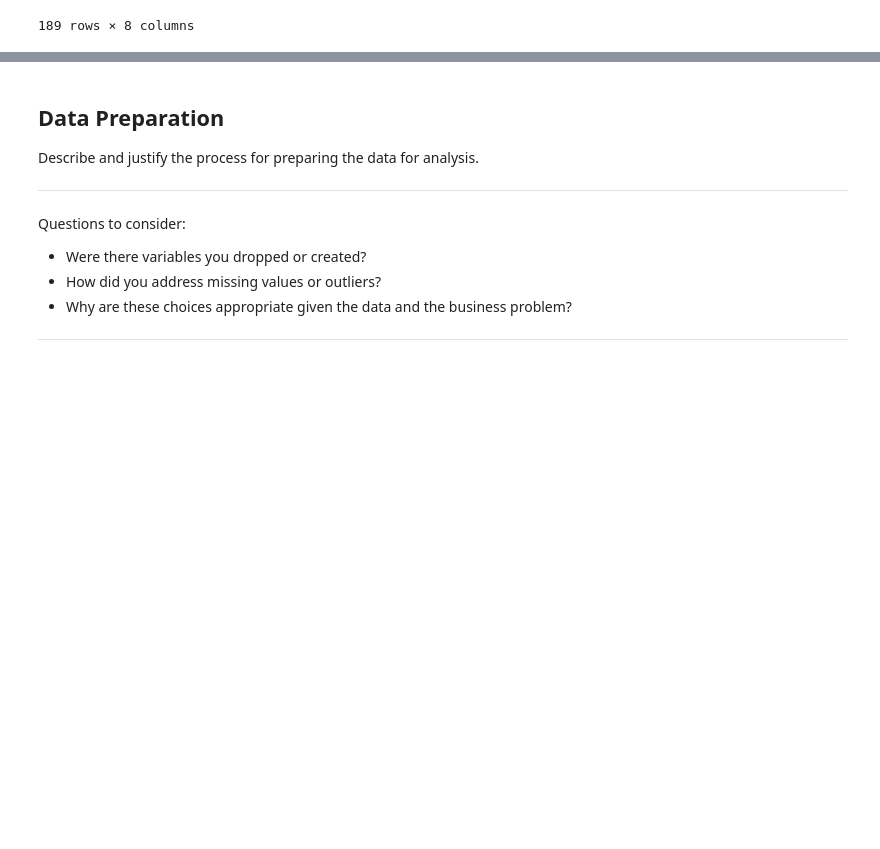
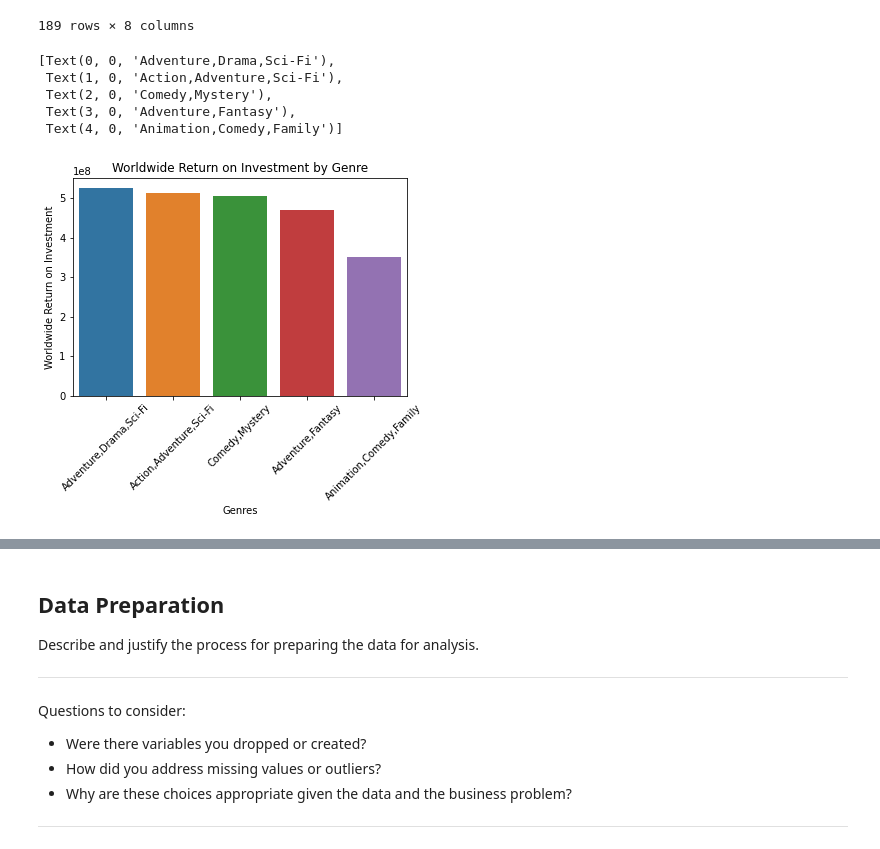
Before and after one commit to learn-co-curriculum/dsc-project-template, a Jupyter notebook: dsc-phase1-project-template.ipynb, the cells around one changed output, grey strips where cells are left out. Cells and saved outputs as stored; diff of their text form; code cells hidden in the pictures; blank space fills up the shorter version.

Commit message:
added-visualizations

```diff
--- a/dsc-phase1-project-template.ipynb
+++ b/dsc-phase1-project-template.ipynb
@@ -1060,3 +1060,7 @@ df_expanded.groupby(by='genres').mean().sort_values(by='worldwide_return_on_inve
 | Action,Fantasy,Western | 6.300000 | 4.200000e+07 | 5.666340e+06 | 8.514325e+06 | -3.633366e+07 | ... |
 | Action,Family,Fantasy | 4.300000 | 9.000000e+07 | 1.954590e+05 | 2.046602e+07 | -8.980454e+07 | ... |
 189 rows × 8 columns
+# %%
+df_expanded_roi = df_expanded.groupby(by='genres').mean().sort_values(by='worldwide_return_on_investment', ascending=False)
+# %%
+df_expanded_roi_top = df_expanded_roi.head()
@@ -1062,0 +1071,16 @@ df_expanded.groupby(by='genres').mean().sort_values(by='worldwide_return_on_inve
+# %%
+genres_roi = df_expanded_roi_top.index
+wwroi = df_expanded_roi_top['worldwide_return_on_investment']
+
+roi_barplot = sns.barplot(x = genres_roi, y = wwroi,)
+roi_barplot.set_xlabel('Genres')
+roi_barplot.set_ylabel('Worldwide Return on Investment')
+roi_barplot.set_title('Worldwide Return on Investment by Genre')
+roi_barplot.set_xticklabels(genres_roi, rotation=45)
+# %% [output]
+[Text(0, 0, 'Adventure,Drama,Sci-Fi'),
+ Text(1, 0, 'Action,Adventure,Sci-Fi'),
+ Text(2, 0, 'Comedy,Mystery'),
+ Text(3, 0, 'Adventure,Fantasy'),
+ Text(4, 0, 'Animation,Comedy,Family')]
+[figure, added]
```
Also changed, not shown: parts of 5 cells of this notebook.
